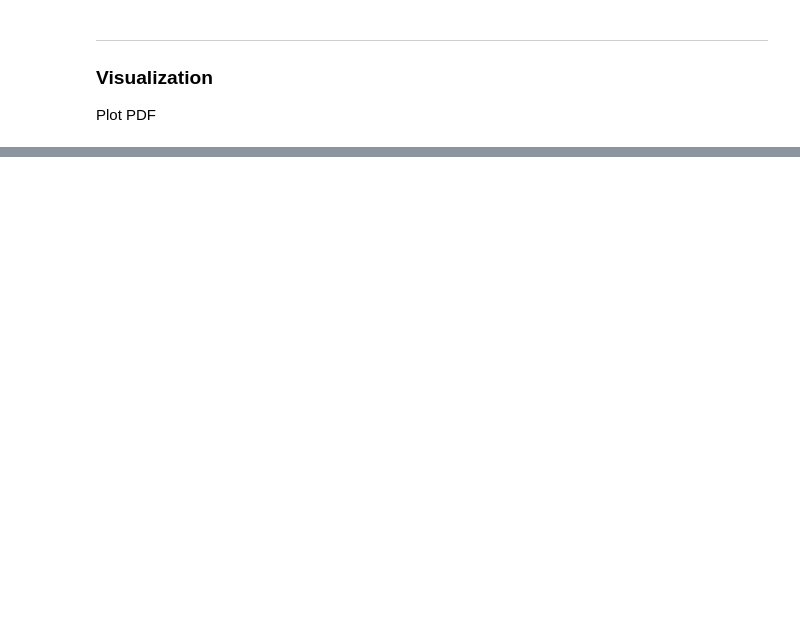
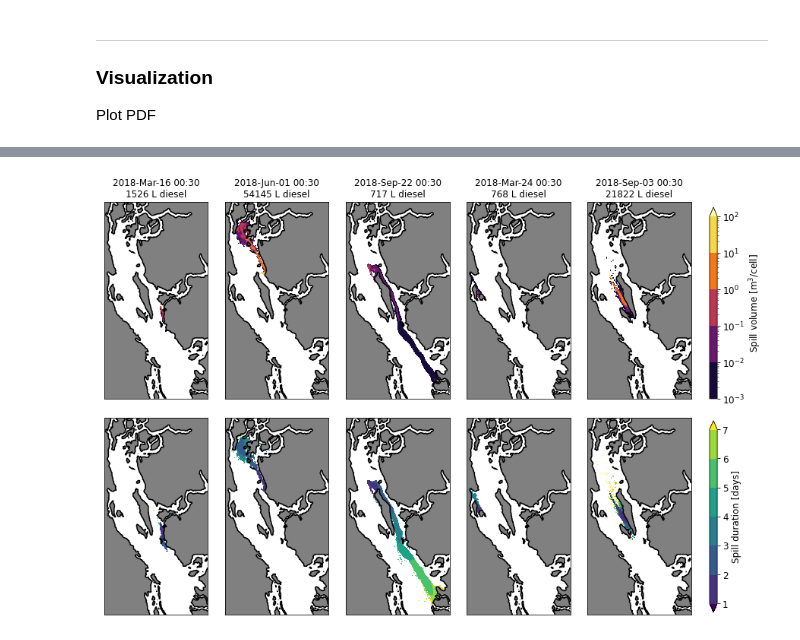
Before and after one commit to MIDOSS/Visualization, a Jupyter notebook: notebooks/viz_graham_sandbox.ipynb, the cells around one changed output, grey strips where cells are left out. Drawn from its saved outputs; the diff is of its cells as text; code cells hidden in the pictures; blank space fills up the shorter version.

```diff
--- a/notebooks/viz_graham_sandbox.ipynb
+++ b/notebooks/viz_graham_sandbox.ipynb
@@ -122,0 +174,47 @@ fig.colorbar(c, cax=cax)
+# %%
+runset = 'northern_strait_first30'
+timestamp = '2021-06-11T202428'
+n = 30
+
+# Plot PDF
+fig, axs = plt.subplots(2, 5, figsize=(14, 10), gridspec_kw={'wspace': 0.1, 'hspace': 0.1})
+
+cmap = plt.get_cmap('viridis')
+for col, run in zip(axs.T, range(5)):
+
+    runpath = f'{results_path}/{runset}_{timestamp}/results/{runset}-{run}'
+    oiltype = glob(f'{runpath}/Lagrangian*')[0].split('/')[-1].split('_')[1].split('-')[0]
+    fn = f'{runpath}/Lagrangian_{oiltype}-{run}_{runset}-{run}.nc'
+    with xr.open_dataset(fn) as ds:
+        data = ds.OilWaterColumnOilVol_3D.isel(slc).values
+
+    # Parse date and volume spill
+    date = ds.time[0].values.astype('datetime64[s]').astype(datetime).strftime('%Y-%b-%d %H:%M')
+    vol = ds.OilWaterColumnOilVol_3D[1, ...].max().values*1e3
+
+    # Plot concentration
+    c = col[0].contourf(x+0.75, y+0.75, data.sum(axis=0), levels=[1e-3, 1e-2, 1e-1, 1e0, 1e1, 1e2], cmap='inferno', norm=colors.LogNorm(), extend='max')
+    col[0].set_title(f'{date}\n{vol:.0f} L {oiltype}')
+
+    # Plot daily P/A
+    for days in range(7, 0, -1):
+        PDF = data[:int(days*24)].sum(axis=0).astype(bool)
+        col[1].contourf(x+0.75, y+0.75, ~PDF, levels=[-0.01, 0.01], colors=[cmap(days/7)])
+
+    for ax in col:
+        ax.contourf(x, y, tmask, levels=[-0.01, 0.01], colors='Gray')
+        ax.contour(x, y, tmask, levels=[-0.01, 0.01], colors='k')
+        ax.xaxis.set_ticks([])
+        ax.yaxis.set_ticks([])
+        ax.set_aspect(5/4.4)
+
+
+cax1 = fig.add_axes([0.92, 0.52, 0.01, 0.35])
+fig.colorbar(c, cax=cax1, label='Spill volume [m$^3$/cell]')
+
+norm = colors.BoundaryNorm(range(1, 8), cmap.N, extend='both')
+cax2 = fig.add_axes([0.92, 0.13, 0.01, 0.35])
+fig.colorbar(cm.ScalarMappable(norm=norm, cmap=cmap), cax=cax2, label='Spill duration [days]')
+fig.savefig('/home/bmoorema/MEOPAR/midoss-visualization/figures/single_spills.png', bbox_inches='tight')
+# %% [output]
+[figure, added]
```
Also changed, not shown: parts of 10 cells of this notebook, 2 other files.
